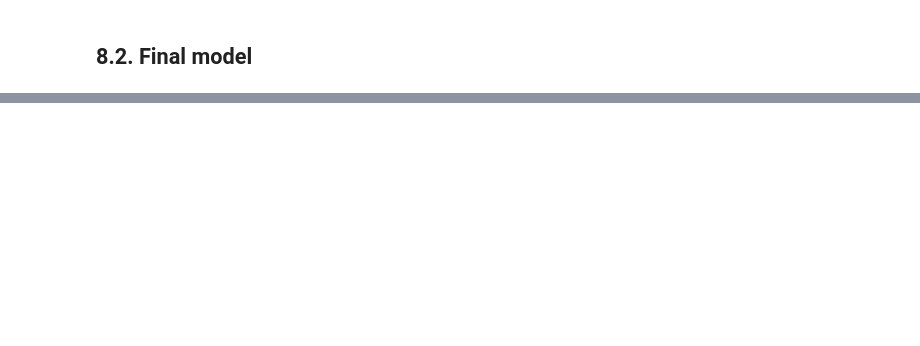
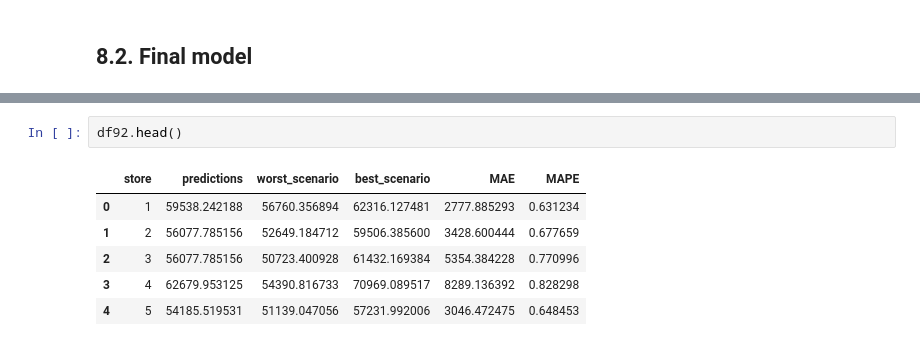
Before and after one commit to HenriqueLebre/DS-em-producao, a Jupyter notebook: m05_v01_store_sales_prediction.ipynb, the cells around one changed output, grey strips where cells are left out. Drawn from its saved outputs; the diff is of its cells as text; blank space fills up the shorter version.

```diff
--- a/m05_v01_store_sales_prediction.ipynb
+++ b/m05_v01_store_sales_prediction.ipynb
@@ -1185,0 +1213,9 @@ xgb_result_tuned
+# %%
+df92.head()
+# %% [output]
+|  | store | predictions | worst_scenario | best_scenario | MAE | MAPE |
+| 0 | 1 | 59538.242188 | 56760.356894 | 62316.127481 | 2777.885293 | 0.631234 |
+| 1 | 2 | 56077.785156 | 52649.184712 | 59506.385600 | 3428.600444 | 0.677659 |
+| 2 | 3 | 56077.785156 | 50723.400928 | 61432.169384 | 5354.384228 | 0.770996 |
+| 3 | 4 | 62679.953125 | 54390.816733 | 70969.089517 | 8289.136392 | 0.828298 |
+| 4 | 5 | 54185.519531 | 51139.047056 | 57231.992006 | 3046.472475 | 0.648453 |
```
Also changed, not shown: parts of 16 cells of this notebook.
